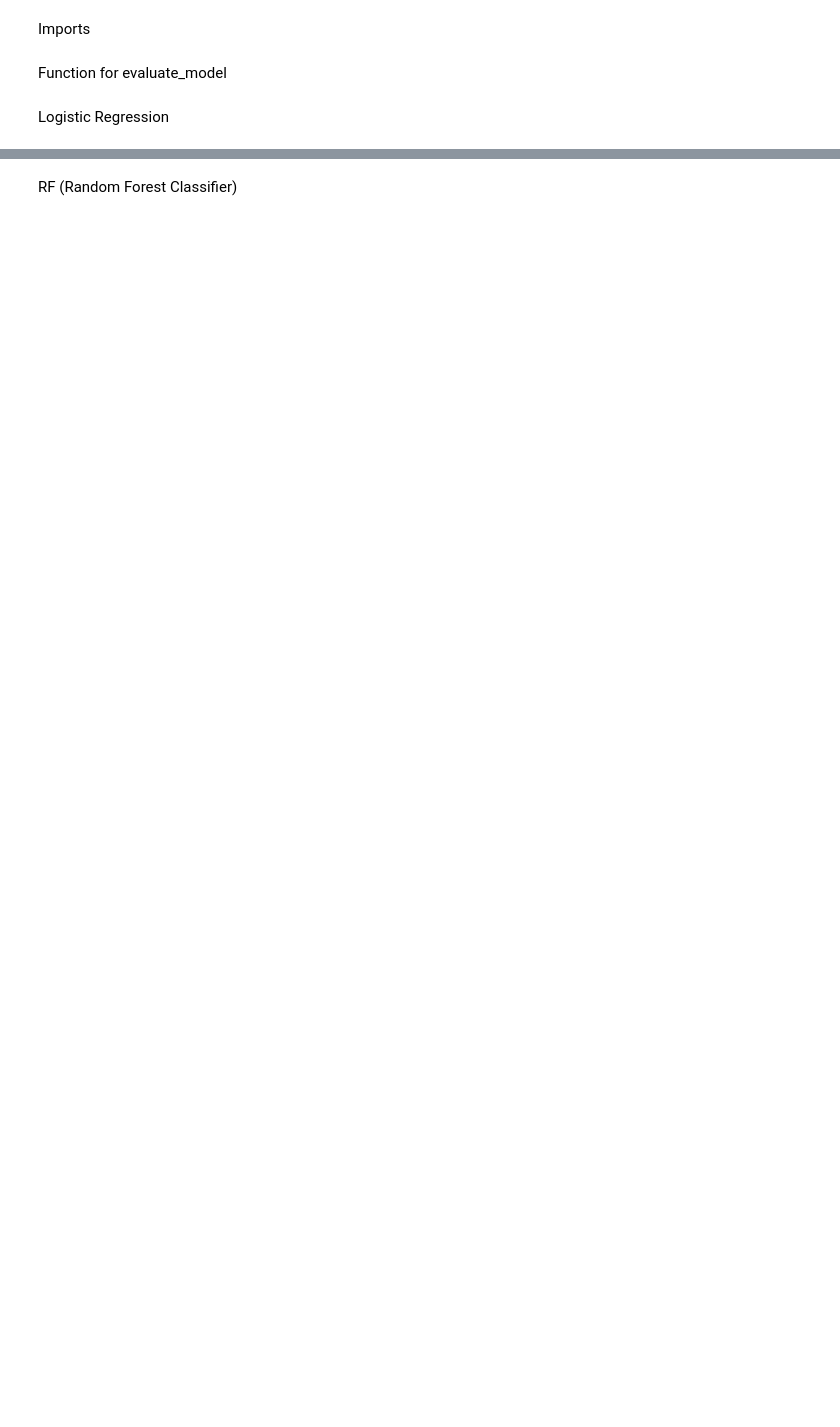
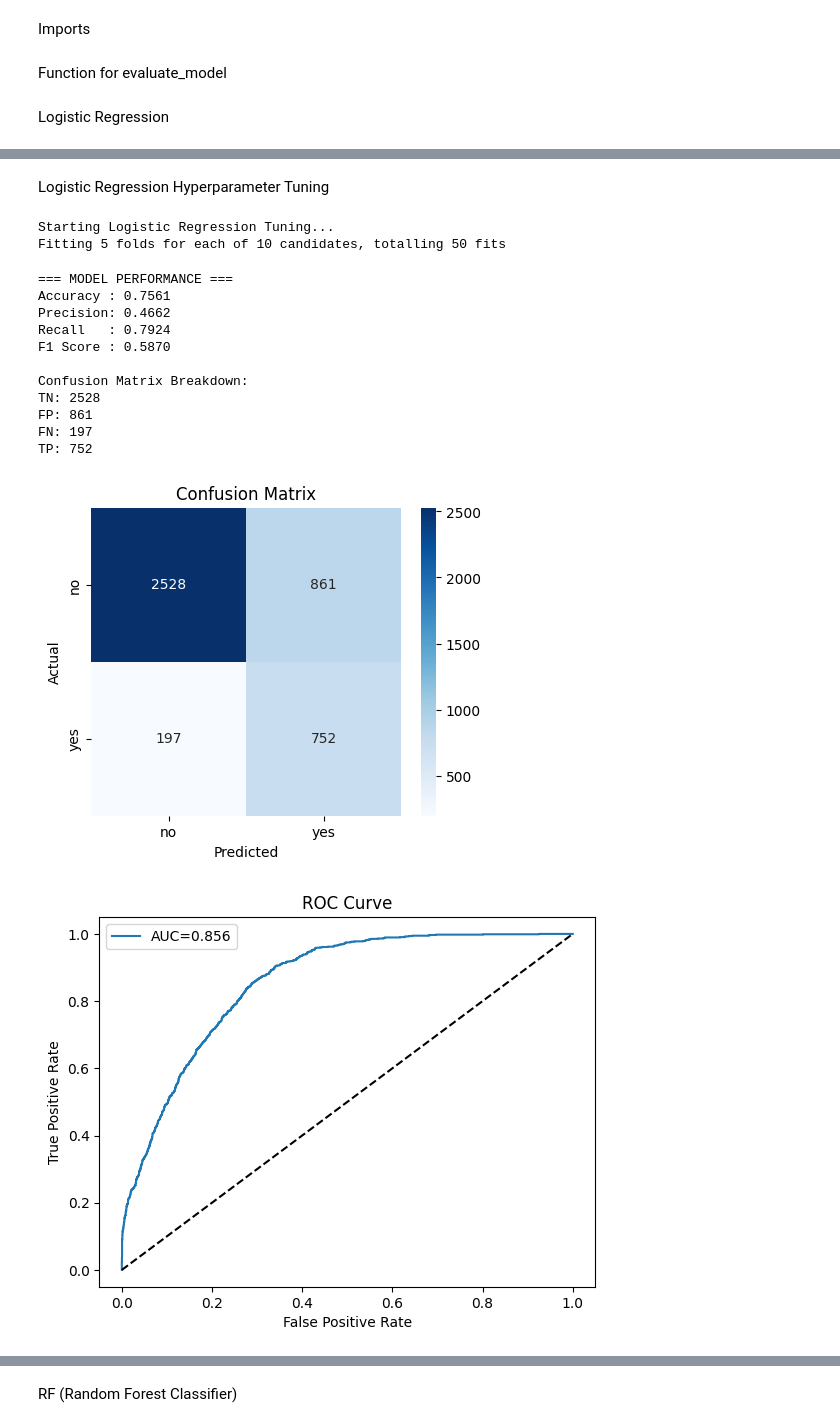
Before and after one commit to JulianYip5823/FYP, a Jupyter notebook: machinelearning.ipynb, the cells around one changed output, grey strips where cells are left out. Cells and saved outputs as stored; diff of their text form; code cells hidden in the pictures; blank space fills up the shorter version.

```diff
--- a/machinelearning.ipynb
+++ b/machinelearning.ipynb
@@ -188,0 +169,44 @@ TP: 688
+# %% [markdown]
+Logistic Regression Hyperparameter Tuning
+# %%
+from sklearn.model_selection import GridSearchCV
+from sklearn.linear_model import LogisticRegression
+from sklearn.metrics import accuracy_score, precision_score, recall_score, f1_score
+
+# 1. Setup Model
+log_reg = LogisticRegression(max_iter=3000, solver='liblinear', random_state=42)
+
+# 2. Micro-Tuning Grid
+# Testing small steps around 1.0, and trying L1 (delete noise) vs L2 (shrink noise)
+param_grid = {
+    'C': [0.8, 0.9, 1.0, 1.1, 1.2],
+    'penalty': ['l1', 'l2']
+}
+
+# 3. Run Tuning
+print("Starting Logistic Regression Tuning...")
+grid_log = GridSearchCV(log_reg, param_grid, cv=5, scoring='f1', n_jobs=-1, verbose=1)
+grid_log.fit(X_train, y_train)
+
+# 4. Evaluate Best Model
+best_log = grid_log.best_estimator_
+y_pred = best_log.predict(X_test)
+
+best_log = grid_log.best_estimator_
+evaluate_model(best_log, X_train, y_train, X_test, y_test)
+# %% [output]
+Starting Logistic Regression Tuning...
+Fitting 5 folds for each of 10 candidates, totalling 50 fits
+=== MODEL PERFORMANCE ===
+Accuracy : 0.7561
+Precision: 0.4662
+Recall   : 0.7924
+F1 Score : 0.5870
+
+Confusion Matrix Breakdown:
+TN: 2528
+FP: 861
+FN: 197
+TP: 752
+[figure, added]
+[figure, added]
```
Also changed, not shown: parts of 18 cells of this notebook, 7 other files.
